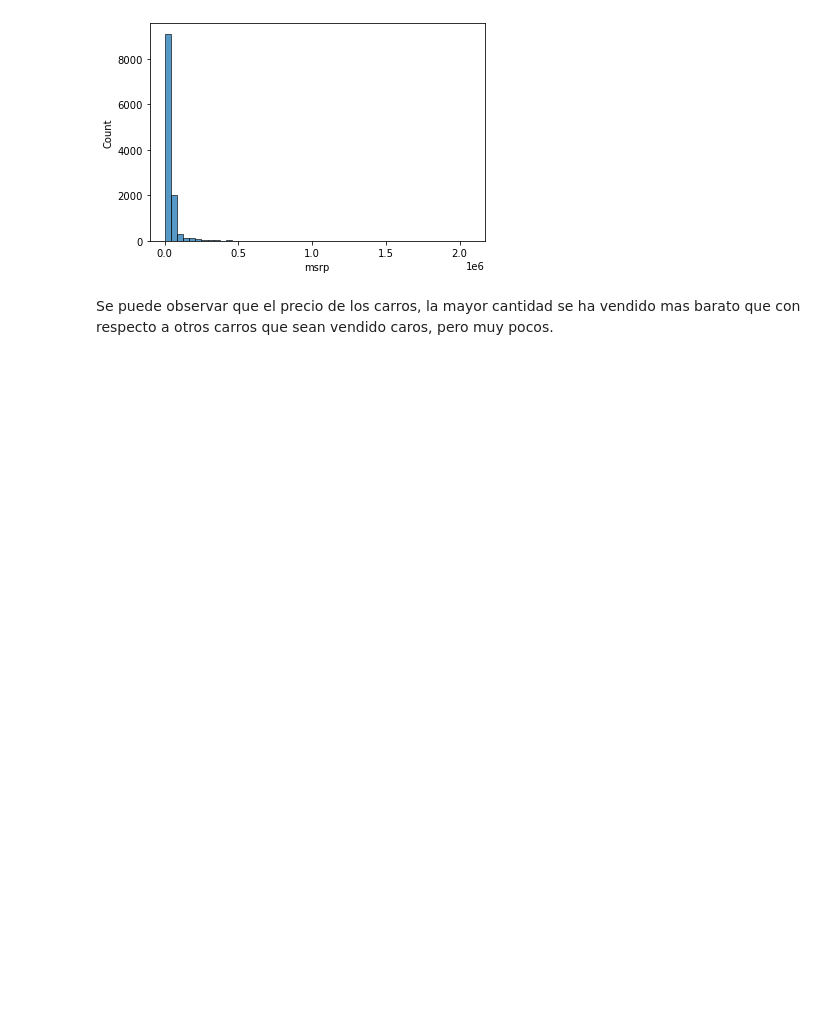
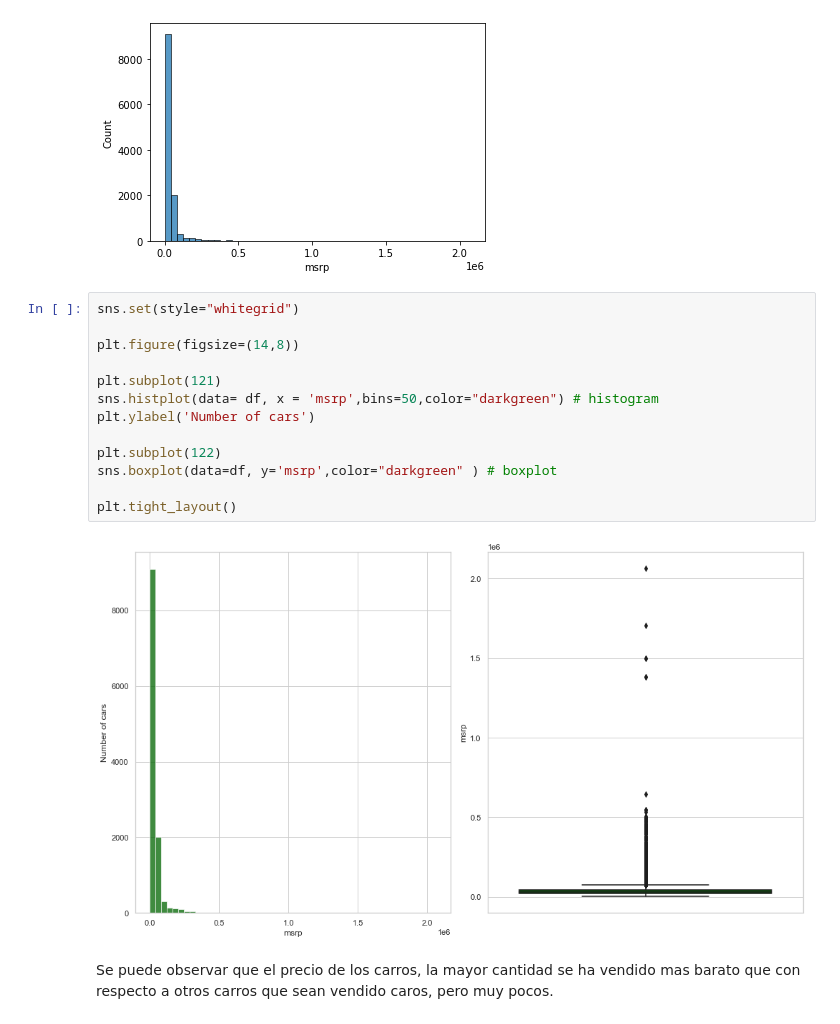
Before and after one commit to cdeoroaguado/machine_learning_class, a Jupyter notebook: regression_session_2/02-price-prediction-live.ipynb, the cells around one changed output. Saved outputs shown, nothing was run; the diff lists cells and outputs as text; blank space fills up the shorter version.

```diff
--- a/regression_session_2/02-price-prediction-live.ipynb
+++ b/regression_session_2/02-price-prediction-live.ipynb
@@ -175,5 +175,20 @@ sns.histplot(df.msrp,bins=50)
 # %% [output]
 <AxesSubplot:xlabel='msrp', ylabel='Count'>
 [figure]
+# %%
+sns.set(style="whitegrid")
+
+plt.figure(figsize=(14,8))
+
+plt.subplot(121)
+sns.histplot(data= df, x = 'msrp',bins=50,color="darkgreen") # histogram
+plt.ylabel('Number of cars')
+
+plt.subplot(122)
+sns.boxplot(data=df, y='msrp',color="darkgreen" ) # boxplot
+
+plt.tight_layout()
+# %% [output]
+[figure, added]
 # %% [markdown]
 Se puede observar que el precio de los carros, la mayor cantidad se ha vendido mas barato que con respecto a otros carros que sean vendido caros, pero muy pocos.
```
Also changed, not shown: parts of 17 cells of this notebook.
